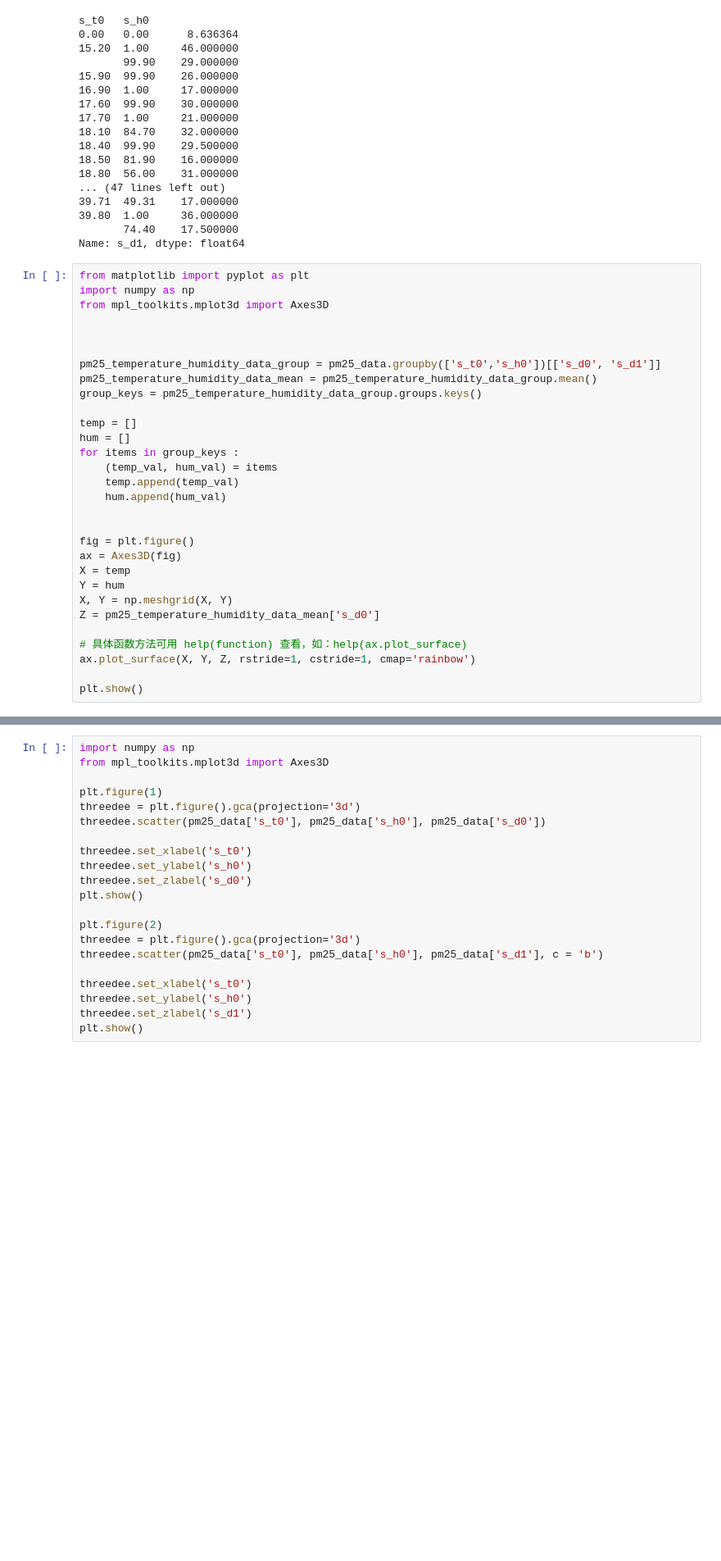
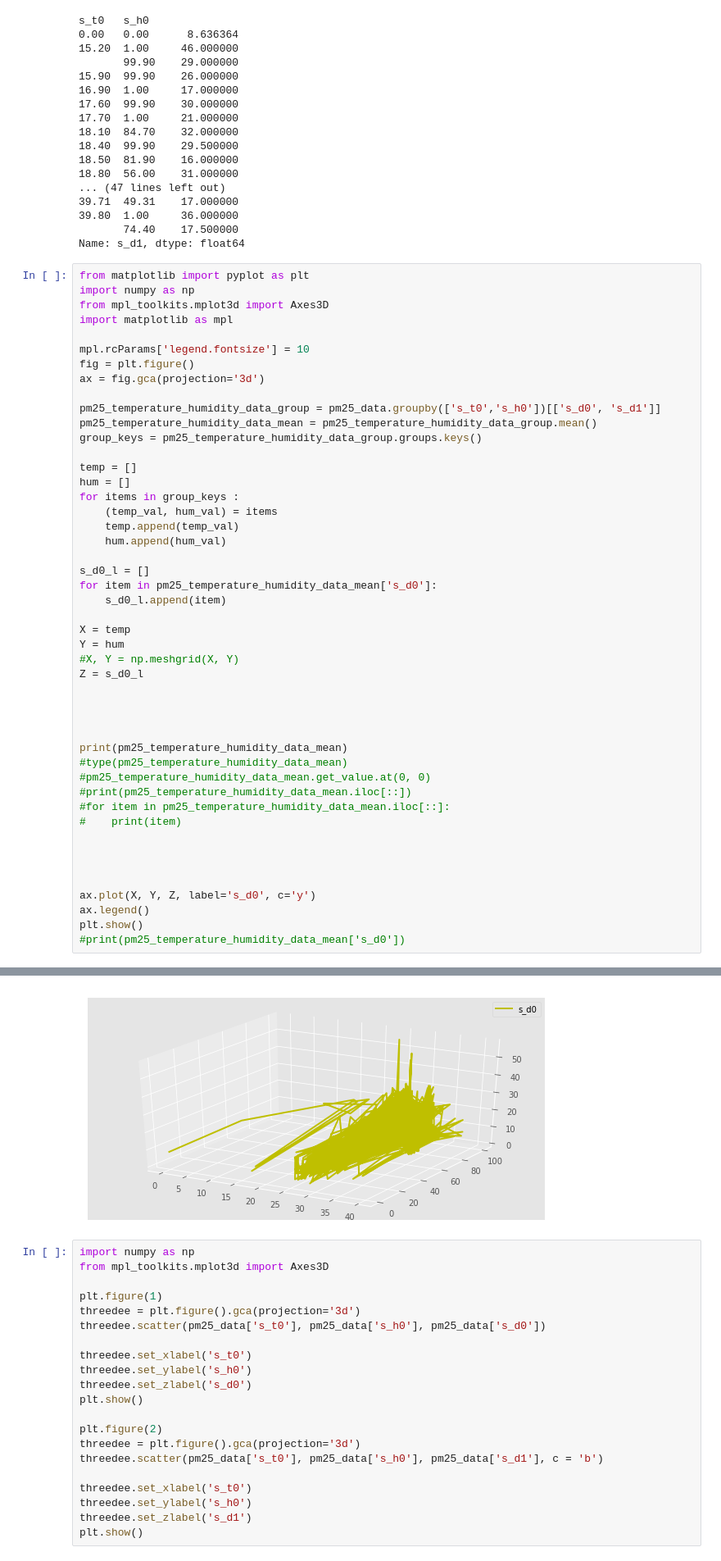
Before and after one commit to Coslate/DataMining_Lab1, a Jupyter notebook: PM2.5_Exercise.ipynb, the cells around one changed output, grey strips where cells are left out. Shown at 82% size. Saved outputs shown, nothing was run; the diff lists cells and outputs as text; blank space fills up the shorter version.

```diff
--- a/PM2.5_Exercise.ipynb
+++ b/PM2.5_Exercise.ipynb
@@ -590,8 +590,11 @@ Name: s_d1, dtype: float64
 from matplotlib import pyplot as plt
 import numpy as np
 from mpl_toolkits.mplot3d import Axes3D
+import matplotlib as mpl
 
-
+mpl.rcParams['legend.fontsize'] = 10
+fig = plt.figure()
+ax = fig.gca(projection='3d')
 
 pm25_temperature_humidity_data_group = pm25_data.groupby(['s_t0','s_h0'])[['s_d0', 's_d1']]
 pm25_temperature_humidity_data_mean = pm25_temperature_humidity_data_group.mean()
@@ -604,15 +607,30 @@ for items in group_keys :
     temp.append(temp_val)
     hum.append(hum_val)
 
+s_d0_l = []
+for item in pm25_temperature_humidity_data_mean['s_d0']:
+    s_d0_l.append(item)
 
-fig = plt.figure()
-ax = Axes3D(fig)
 X = temp
 Y = hum
-X, Y = np.meshgrid(X, Y)
-Z = pm25_temperature_humidity_data_mean['s_d0']
+#X, Y = np.meshgrid(X, Y)
+Z = s_d0_l
 
-# 具体函数方法可用 help(function) 查看，如：help(ax.plot_surface)
-ax.plot_surface(X, Y, Z, rstride=1, cstride=1, cmap='rainbow')
 
+
+
+print(pm25_temperature_humidity_data_mean)
+#type(pm25_temperature_humidity_data_mean)
+#pm25_temperature_humidity_data_mean.get_value.at(0, 0)
+#print(pm25_temperature_humidity_data_mean.iloc[::])
+#for item in pm25_temperature_humidity_data_mean.iloc[::]:
+#    print(item)
+
+
+
+
+ax.plot(X, Y, Z, label='s_d0', c='y')
+ax.legend()
 plt.show()
+#print(pm25_temperature_humidity_data_mean['s_d0'])
+# %% [output]
@@ -619,3 +654,4 @@ plt.show()
+[figure, added]
 # %%
 import numpy as np
 from mpl_toolkits.mplot3d import Axes3D
```
Also changed, not shown: parts of 3 cells of this notebook, 2 other files.
